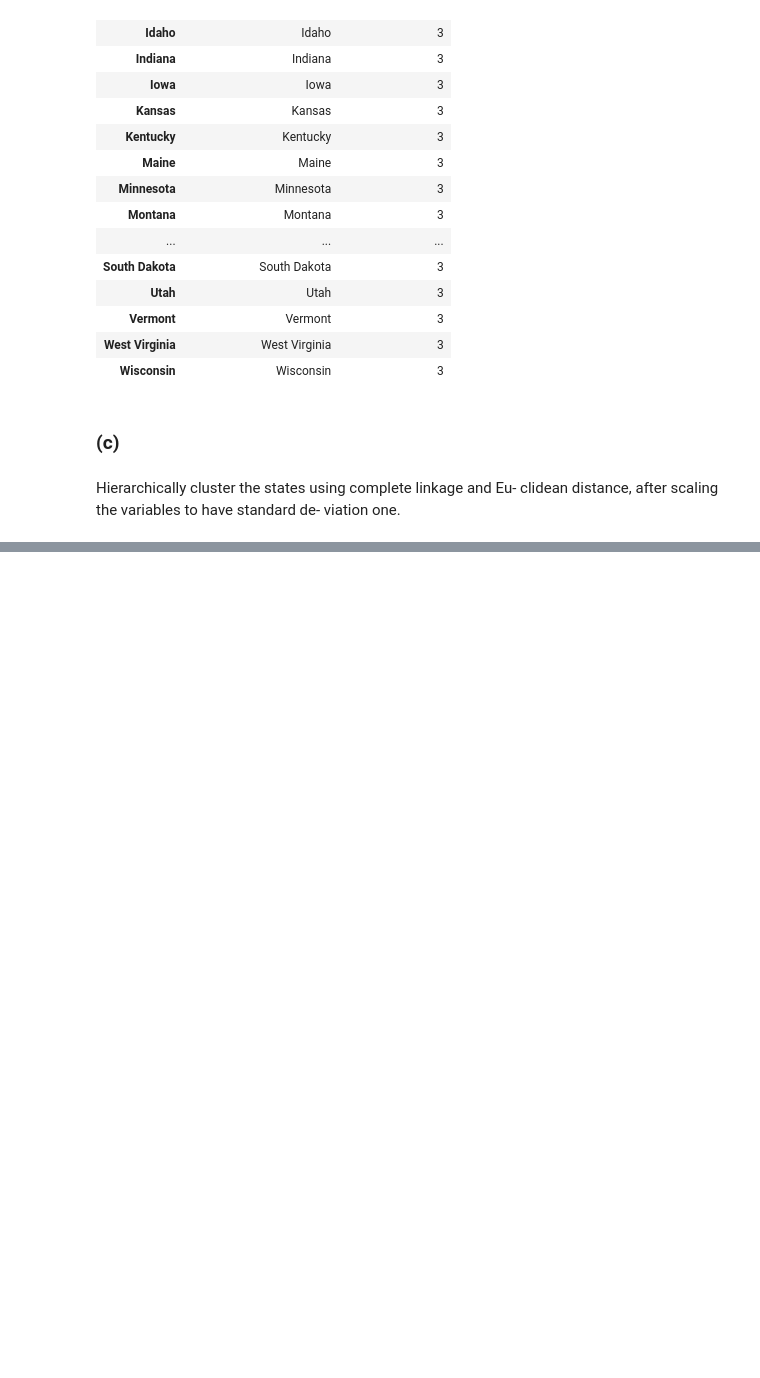
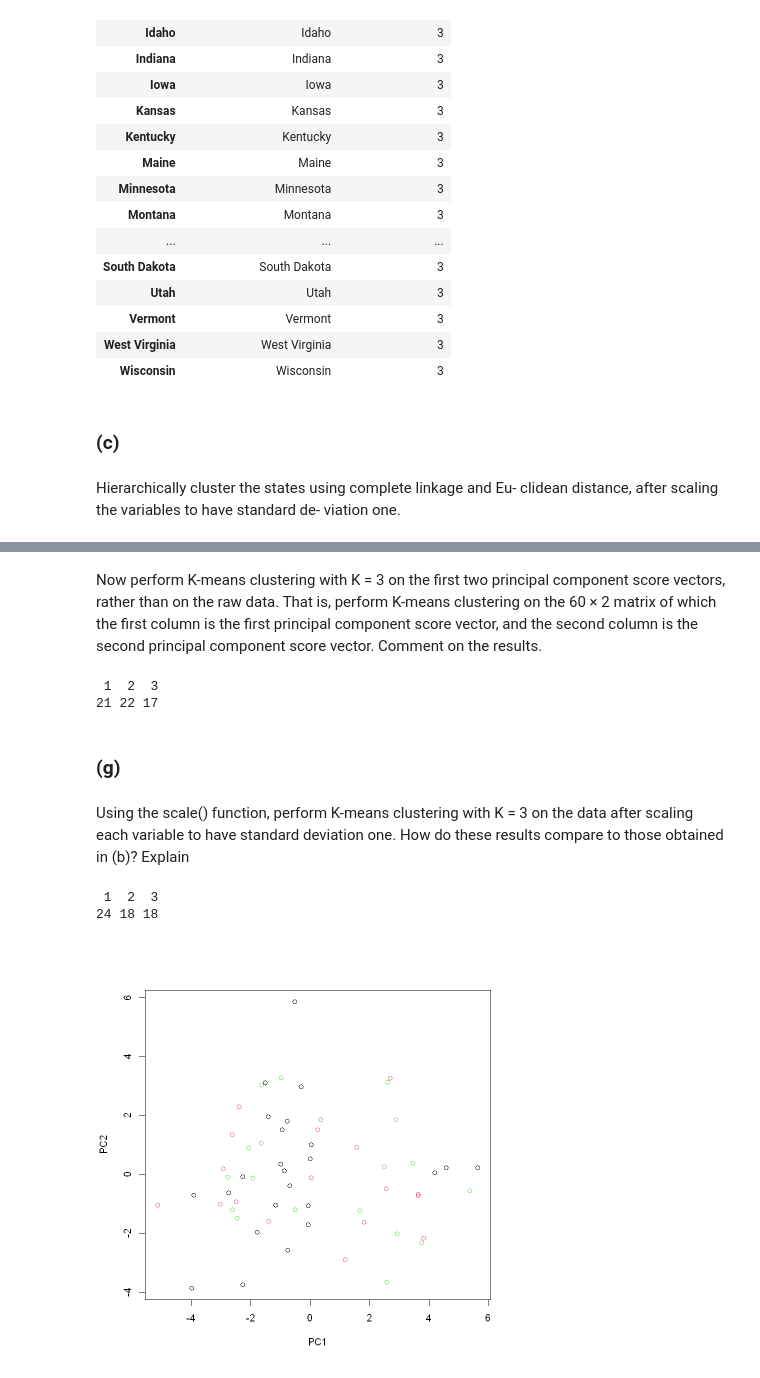
Before and after one commit to dimitrik1223/ISLR, a Jupyter notebook: ISLR/ISLR Chapter 10 Exercises.ipynb, the cells around one changed output, grey strips where cells are left out. Drawn from its saved outputs; the diff is of its cells as text; code cells hidden in the pictures; blank space fills up the shorter version.

```diff
--- a/ISLR/ISLR Chapter 10 Exercises.ipynb
+++ b/ISLR/ISLR Chapter 10 Exercises.ipynb
@@ -246,0 +442,36 @@ A data.frame: 20 × 2
+# %% [markdown]
+Now perform K-means clustering with K = 3 on the first two
+principal component score vectors, rather than on the raw data.
+That is, perform K-means clustering on the 60 × 2 matrix of
+which the first column is the first principal component score
+vector, and the second column is the second principal component
+score vector. Comment on the results.
+# %%
+set.seed(123)
+
+kmeans_three_PSA = kmeans(PCA$x[,c(1,2)],3)
+
+table(kmeans_three_PSA$cluster)
+# %% [output]
+ 1  2  3
+21 22 17
+# %% [markdown]
+### (g)
+# %% [markdown]
+Using the scale() function, perform K-means clustering with
+K = 3 on the data after scaling each variable to have standard
+deviation one. How do these results compare to those obtained
+in (b)? Explain
+# %%
+set.seed(123)
+
+kmeans_scaled = kmeans(scale(data,center = T,scale = T),3)
+
+table(kmeans_scaled$cluster)
+# %% [output]
+ 1  2  3
+24 18 18
+# %%
+plot(PCA$x[,c(1,2)],col=kmeans_scaled$cluster)
+# %% [output]
+[figure, added]
```
Also changed, not shown: parts of 43 cells of this notebook.
